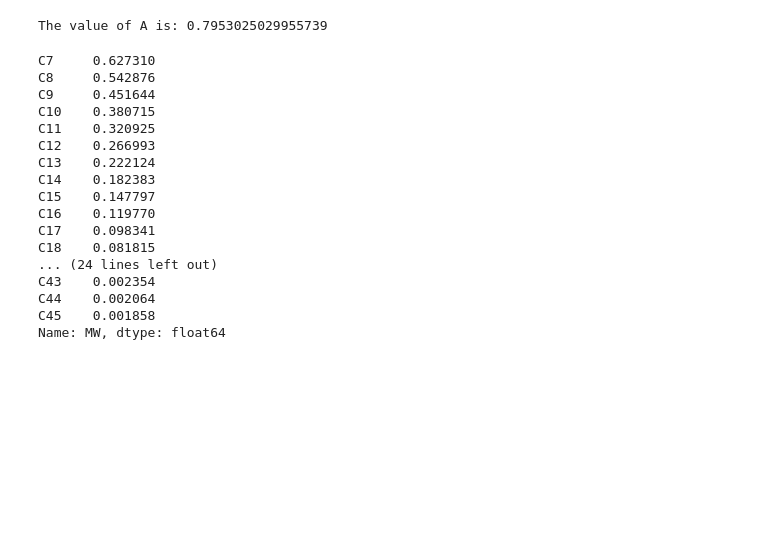
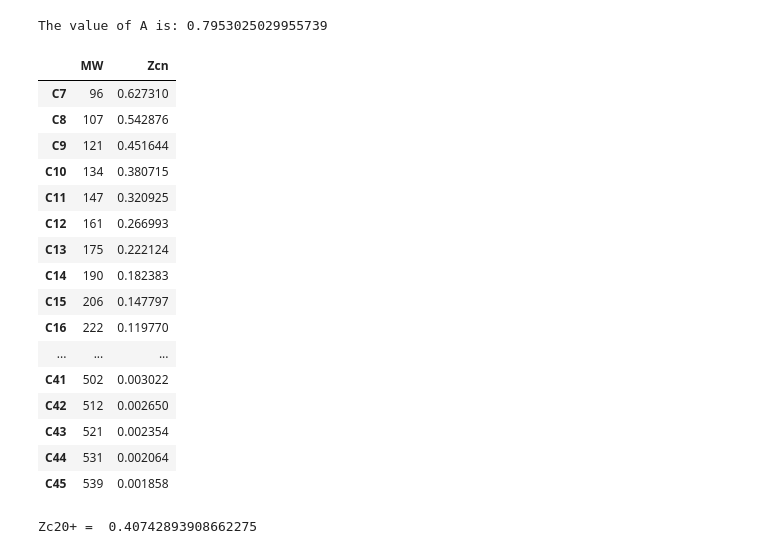
Before and after one commit to Hamid-Reza-Mousavi/PVT_and_Phase_Behaviour_of_Petroleum_Reservoir_Fluid, a Jupyter notebook: Chapter 6/02- DESCRIPTION OF FLUID HEAVY END.ipynb, the cells around one changed output. Saved outputs shown, nothing was run; the diff lists cells and outputs as text; code cells hidden in the pictures; blank space fills up the shorter version.

```diff
--- a/Chapter 6/02- DESCRIPTION OF FLUID HEAVY END.ipynb
+++ b/Chapter 6/02- DESCRIPTION OF FLUID HEAVY END.ipynb
@@ -152,23 +152,29 @@ A = np.log(Zd) - np.log(np.sum(np.exp(B_solution[0] * P_1['MW'])))
 print("The value of A is:", A)
 # %% [output]
 The value of A is: 0.7953025029955739
-# %%
-np.exp(A+B_solution[0]*P_1['MW'])
-# %% [output]
-C7     0.627310
-C8     0.542876
-C9     0.451644
-C10    0.380715
-C11    0.320925
-C12    0.266993
-C13    0.222124
-C14    0.182383
-C15    0.147797
-C16    0.119770
-C17    0.098341
-C18    0.081815
-... (24 lines left out)
-C43    0.002354
-C44    0.002064
-C45    0.001858
-Name: MW, dtype: float64
+# %%
+P_1['Zcn'] = pd.DataFrame(np.exp(A+B_solution[0]*P_1['MW']))
+P_1
+# %% [output]
+|  | MW | Zcn |
+| C7 | 96 | 0.627310 |
+| C8 | 107 | 0.542876 |
+| C9 | 121 | 0.451644 |
+| C10 | 134 | 0.380715 |
+| C11 | 147 | 0.320925 |
+| C12 | 161 | 0.266993 |
+| C13 | 175 | 0.222124 |
+| C14 | 190 | 0.182383 |
+| C15 | 206 | 0.147797 |
+| C16 | 222 | 0.119770 |
+| ... | ... | ... |
+| C41 | 502 | 0.003022 |
+| C42 | 512 | 0.002650 |
+| C43 | 521 | 0.002354 |
+| C44 | 531 | 0.002064 |
+| C45 | 539 | 0.001858 |
+# %%
+Zc_20_plus = np.sum(P_1.loc['C20':'C45']['Zcn'])
+print('Zc20+ = ', Zc_20_plus)
+# %% [output]
+Zc20+ =  0.40742893908662275
```
